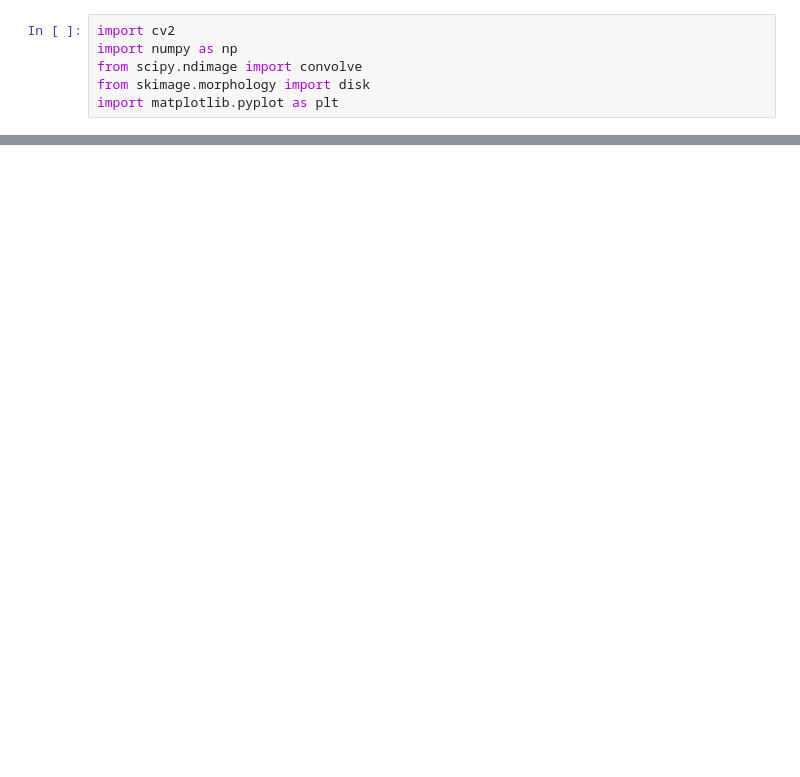
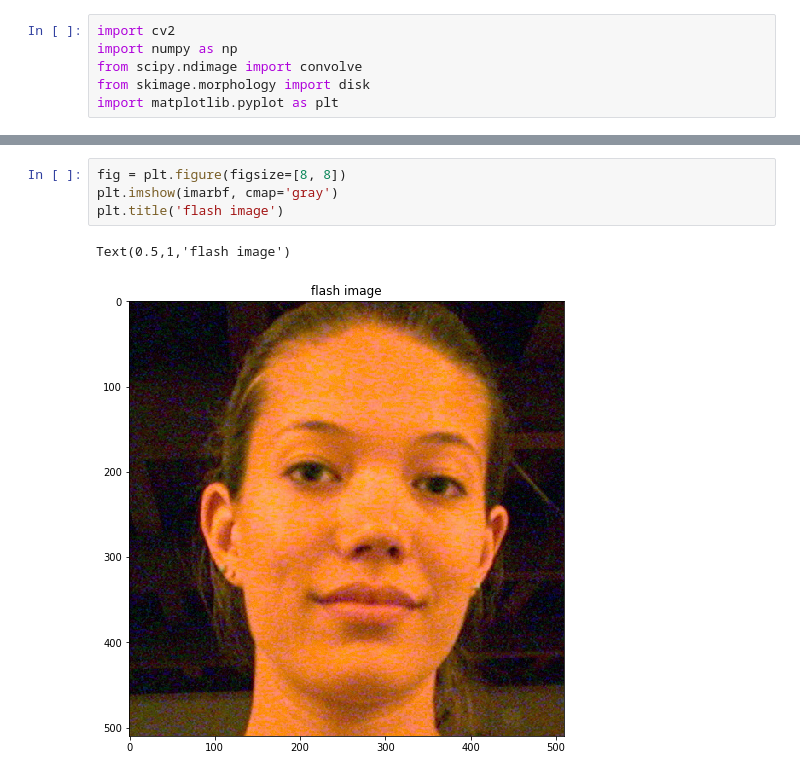
Before and after one commit to pranaygupta36/DIP_PROJECT_REPO, a Jupyter notebook: redeye.ipynb, the cells around one changed output, grey strips where cells are left out. Saved outputs shown, nothing was run; the diff lists cells and outputs as text; blank space fills up the shorter version.

```diff
--- a/redeye.ipynb
+++ b/redeye.ipynb
@@ -78,0 +83,7 @@ Text(0.5,1,'red eye spots')
+# %%
+fig = plt.figure(figsize=[8, 8])
+plt.imshow(imarbf, cmap='gray')
+plt.title('flash image')
+# %% [output]
+Text(0.5,1,'flash image')
+[figure, added]
```
Also changed, not shown: parts of 2 cells of this notebook, 7 other files.
